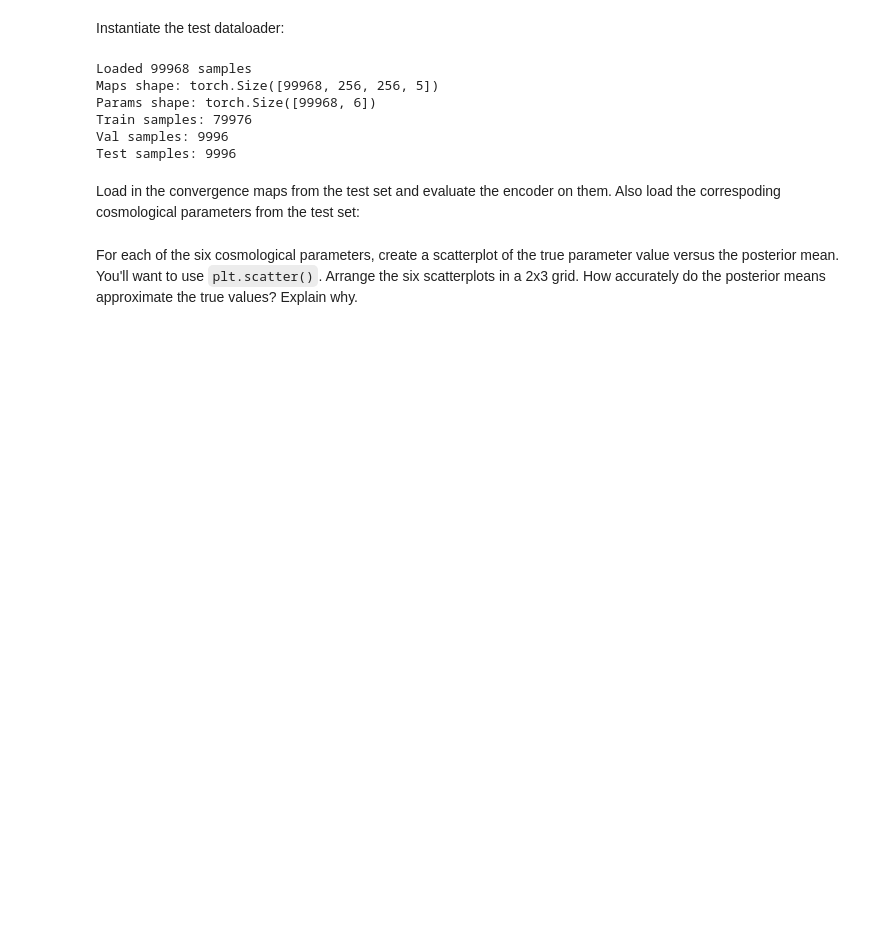
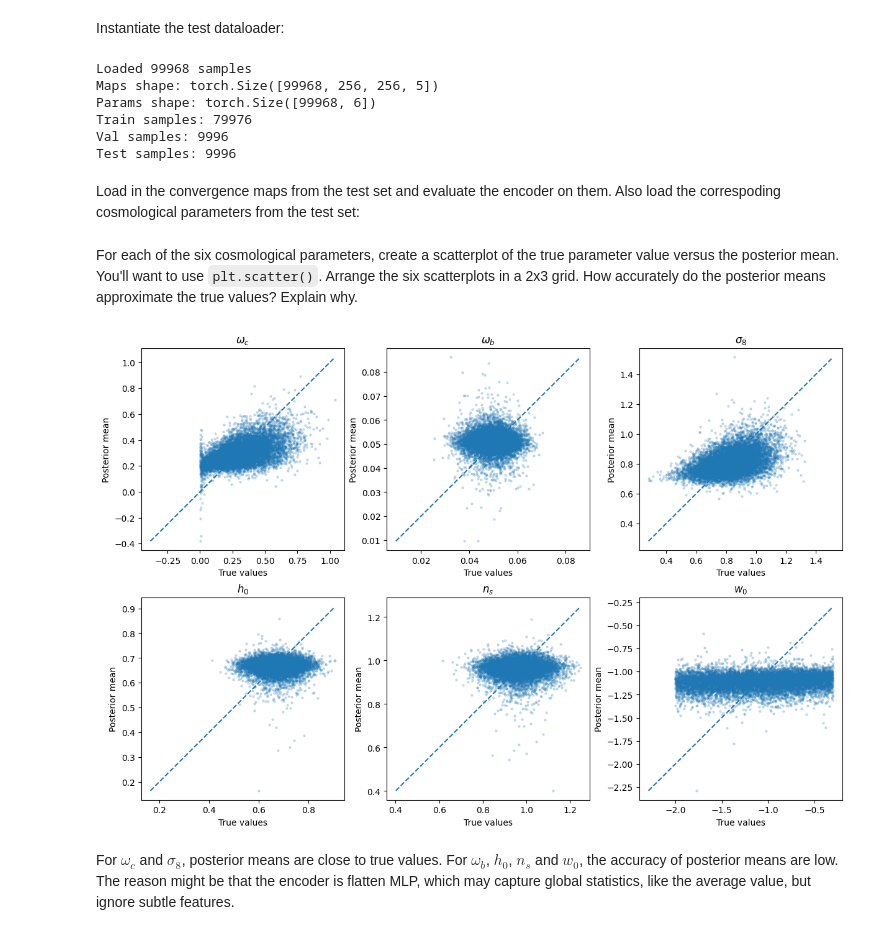
Before and after one commit to prob-ml/blissWL, a Jupyter notebook: maps_to_cosmology/notebooks/results.ipynb, the cells around one changed output. Drawn from its saved outputs; the diff is of its cells as text; code cells hidden in the pictures; blank space fills up the shorter version.

```diff
--- a/maps_to_cosmology/notebooks/results.ipynb
+++ b/maps_to_cosmology/notebooks/results.ipynb
@@ -84,3 +84,30 @@ posterior_stdevs = torch.cat(posterior_stdevs, dim=0)
 true_params = torch.cat(true_params, dim=0)
 # %% [markdown]
 For each of the six cosmological parameters, create a scatterplot of the true parameter value versus the posterior mean. You'll want to use `plt.scatter()`. Arrange the six scatterplots in a 2x3 grid. How accurately do the posterior means approximate the true values? Explain why.
+# %%
+import numpy as np
+
+names = [r'$\omega_c$', r'$\omega_b$', r'$\sigma_8$', r'$h_0$', r'$n_s$', r'$w_0$']
+
+t = true_params.numpy()
+m = posterior_means.numpy()
+
+fig, axes = plt.subplots(2, 3, figsize=(12, 8), constrained_layout=True)
+axes = axes.ravel()
+
+for j, name in enumerate(names):
+    ax = axes[j]
+    ax.scatter(t[:, j], m[:, j], s=5, alpha=0.2)
+    lo = min(t[:, j].min(), m[:, j].min())
+    hi = max(t[:, j].max(), m[:, j].max())
+    ax.plot([lo, hi], [lo, hi], "--")
+    ax.set_title(name)
+    ax.set_xlabel("True values")
+    ax.set_ylabel("Posterior mean")
+
+plt.show()
+# %% [output]
+[figure, added]
+# %% [markdown]
+For $\omega_c$ and $\sigma_8$, posterior means are close to true values. For $\omega_b$, $h_0$, $n_s$ and $w_0$, the accuracy of posterior means are low.
+The reason might be that the encoder is flatten MLP, which may capture global statistics, like the average value, but ignore subtle features.
```
Also changed, not shown: 1 other file.
